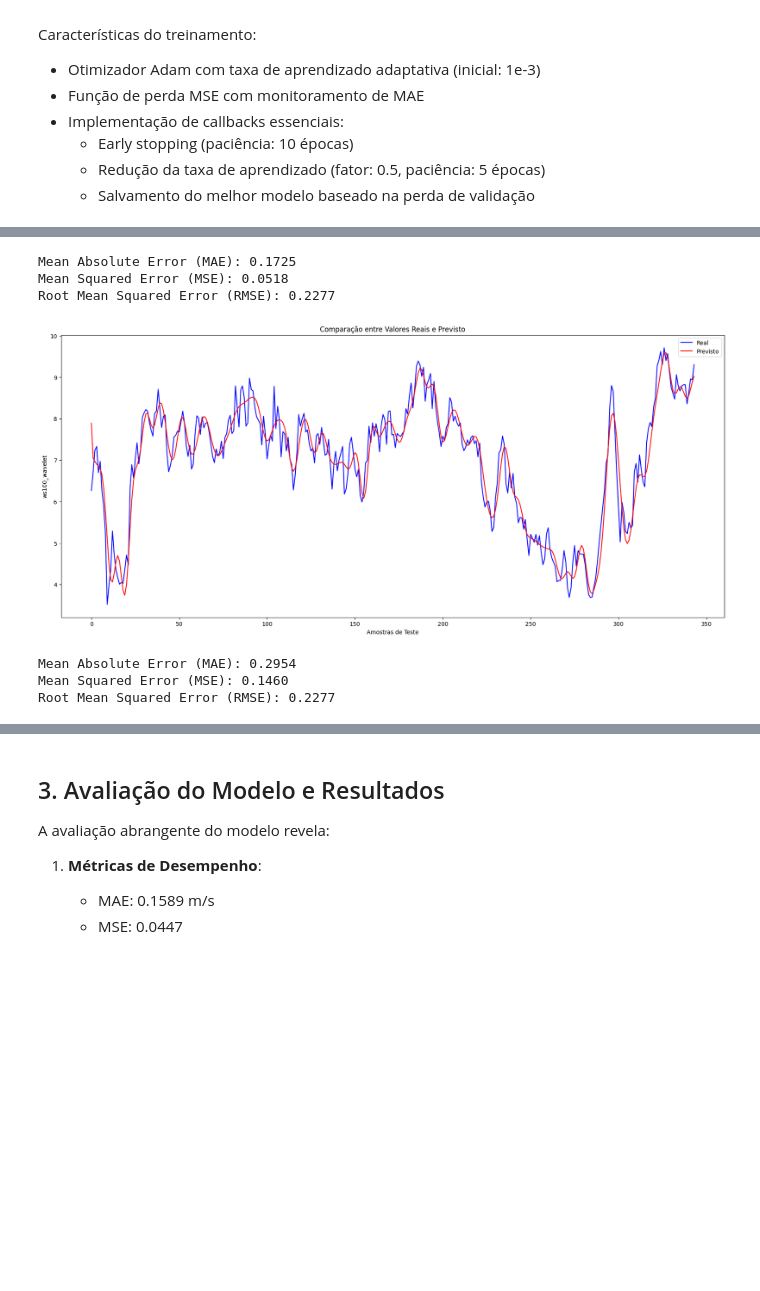
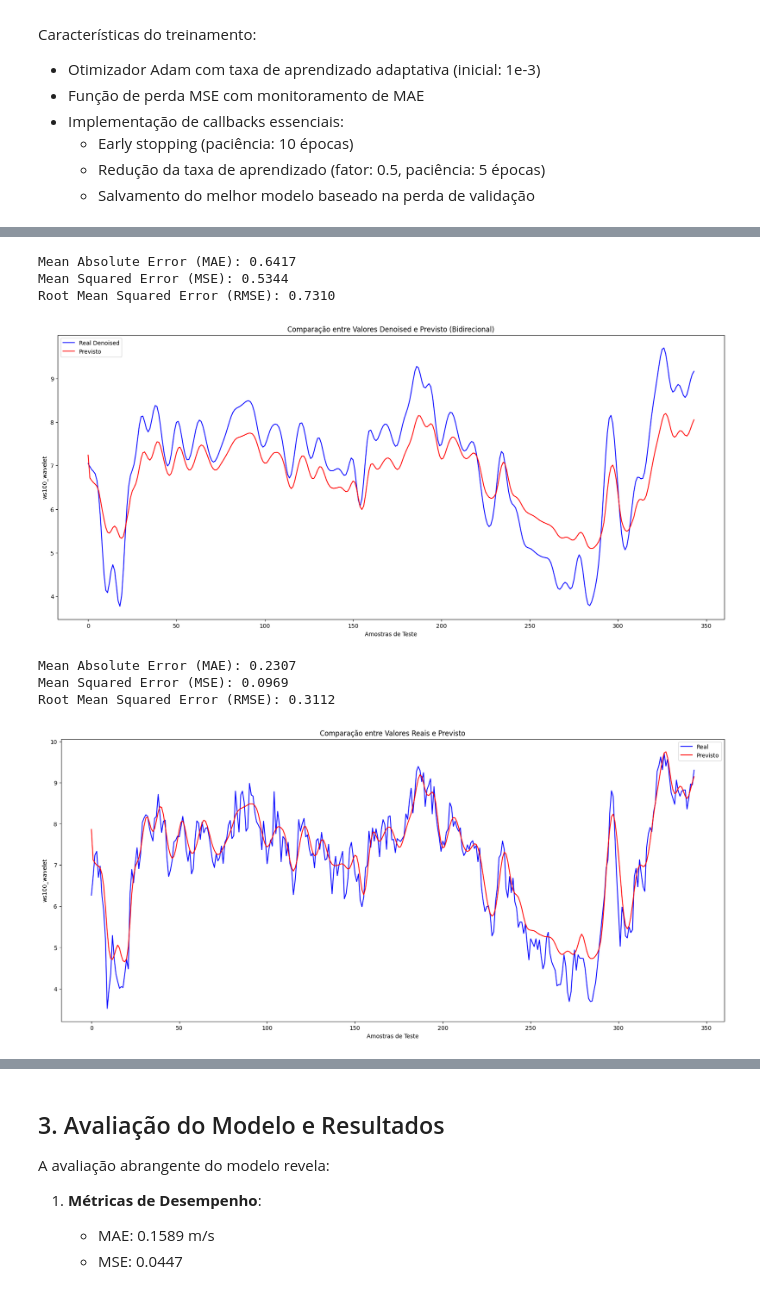
Before and after one commit to zinoLath/wind-speed-forescasting, a Jupyter notebook: notebooks/wind_speed_forecasting-tcn-s2s.ipynb, the cells around one changed output, grey strips where cells are left out. Cells and saved outputs as stored; diff of their text form; code cells hidden in the pictures; blank space fills up the shorter version.

Commit message:
Prodded more TCNs, tuned the models

```diff
--- a/notebooks/wind_speed_forecasting-tcn-s2s.ipynb
+++ b/notebooks/wind_speed_forecasting-tcn-s2s.ipynb
@@ -583,9 +749,19 @@ predictions, actuals = rolling_forecasting_real_time_improved(
     scaler_ws100=scaler_ws100,
     target_col_index=target_col_index
 )
+
+# Executando a previsão rolling com a função simplificada
+predictions_bidir, actuals_bidir = rolling_forecasting_real_time_improved(
+    model_bidir,
+    data_scaled=variables_scaled.values,
+    input_steps=input_steps,
+    output_steps=output_steps,
+    scaler_ws100=scaler_ws100,
+    target_col_index=target_col_index
+)
 # %%
 # Leitura dos dados
-data = pd.read_csv("../data/dataset-original.csv")
+data = pd.read_csv("../data/dataset.csv")
 
 # Processamento inicial dos dados
 data['id_str'] = data['id'].astype(str).apply(lambda x: x.split('.')[0])
@@ -602,6 +778,25 @@ plt.xlabel('Amostras de Teste')
 plt.ylabel('ws100_wavelet')
 plt.legend()
 plt.savefig('../images/denoised_vs_predicted.png', dpi=300)
+plt.show()
+
+# Calculando e exibindo métricas de desempenho
+mae = mean_absolute_error(actuals_bidir, predictions_bidir)
+mse = mean_squared_error(actuals_bidir, predictions_bidir)
+rmse = np.sqrt(mse)
+
+print(f"Mean Absolute Error (MAE): {mae:.4f}")
+print(f"Mean Squared Error (MSE): {mse:.4f}")
+print(f"Root Mean Squared Error (RMSE): {rmse:.4f}")
+
+plt.figure(figsize=(21, 9))
+plt.plot(actuals_bidir, label='Real Denoised', color='blue')
+plt.plot(predictions_bidir, label='Previsto', color='red')
+plt.title('Comparação entre Valores Denoised e Previsto (Bidirecional)')
+plt.xlabel('Amostras de Teste')
+plt.ylabel('ws100_wavelet')
+plt.legend()
+plt.savefig('../images/denoised_vs_predicted_bidir.png', dpi=300)
 plt.show()
 
 # Calculando e exibindo métricas de desempenho
@@ -631,7 +826,7 @@ plt.show()
 # Calculando métricas de desempenho
 mae2 = mean_absolute_error(dat, predictions)
 mse2 = mean_squared_error(dat, predictions)
-rmse2 = np.sqrt(mse)
+rmse2 = np.sqrt(mse2)
 
 print(f"Mean Absolute Error (MAE): {mae2:.4f}")
 print(f"Mean Squared Error (MSE): {mse2:.4f}")
@@ -647,4 +842,36 @@ print(f"Root Mean Squared Error (RMSE): {rmse2:.4f}")
 # Mean Absolute Error (MAE): 0.1589
 # Mean Squared Error (MSE): 0.0447
 # Root Mean Squared Error (RMSE): 0.2115
+
+
+# Plotando a comparação
+plt.figure(figsize=(21, 9))
+plt.plot(range(len(dat)), dat, label='Real', color='blue')
+plt.plot(range(len(predictions_bidir)), predictions_bidir, label='Previsto', color='red')
+plt.title('Comparação entre Valores Reais e Previsto')
+plt.xlabel('Amostras de Teste')
+plt.ylabel('ws100_wavelet')
+plt.legend()
+plt.savefig('../images/raw_vs_predicted_bidir.png', dpi=300)
+plt.show()
+
+# Calculando métricas de desempenho
+mae2 = mean_absolute_error(dat, predictions_bidir)
+mse2 = mean_squared_error(dat, predictions_bidir)
+rmse2 = np.sqrt(mse2)
+
+print(f"Mean Absolute Error (MAE): {mae2:.4f}")
+print(f"Mean Squared Error (MSE): {mse2:.4f}")
+print(f"Root Mean Squared Error (RMSE): {rmse2:.4f}")
+
+
+# Mean Squared Error (MSE): 0.0482
+# Root Mean Squared Error (RMSE): 0.2196
+
+# Mean Squared Error (MSE): 0.0486
+# Root Mean Squared Error (RMSE): 0.2205
+
+# Mean Absolute Error (MAE): 0.1589
+# Mean Squared Error (MSE): 0.0447
+# Root Mean Squared Error (RMSE): 0.2115
 # %% [output]
@@ -652,7 +879,8 @@ print(f"Root Mean Squared Error (RMSE): {rmse2:.4f}")
-Mean Absolute Error (MAE): 0.1725
-Mean Squared Error (MSE): 0.0518
-Root Mean Squared Error (RMSE): 0.2277
+Mean Absolute Error (MAE): 0.6417
+Mean Squared Error (MSE): 0.5344
+Root Mean Squared Error (RMSE): 0.7310
-[figure, old version]
+[figure, new version]
-Mean Absolute Error (MAE): 0.2954
-Mean Squared Error (MSE): 0.1460
-Root Mean Squared Error (RMSE): 0.2277
+Mean Absolute Error (MAE): 0.2307
+Mean Squared Error (MSE): 0.0969
+Root Mean Squared Error (RMSE): 0.3112
+[figure, added]
```
Also changed, not shown: parts of 11 cells of this notebook, 42 other files.
